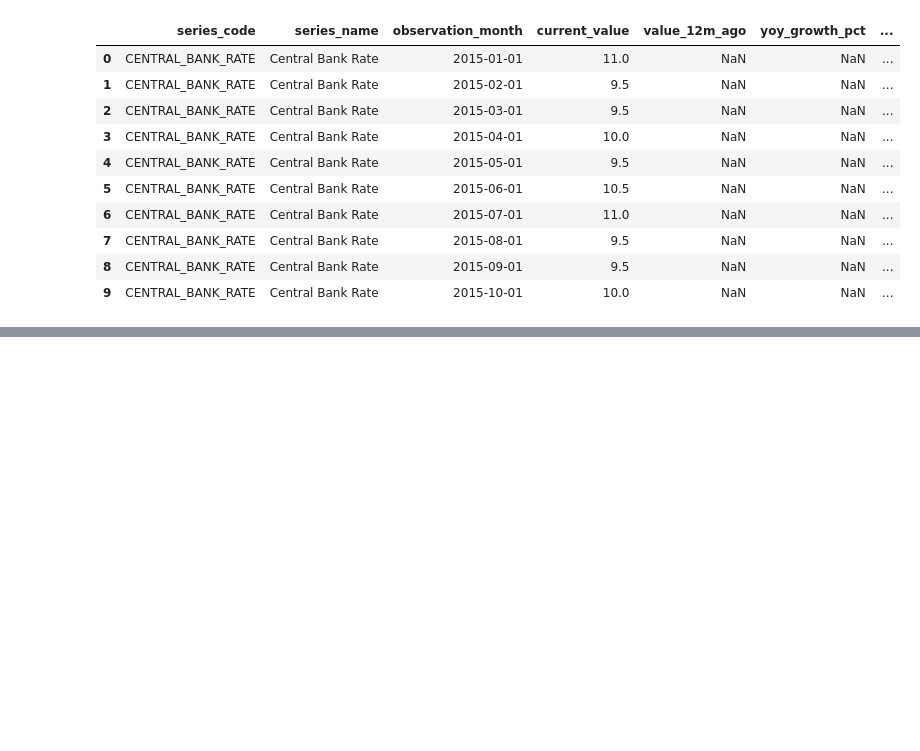
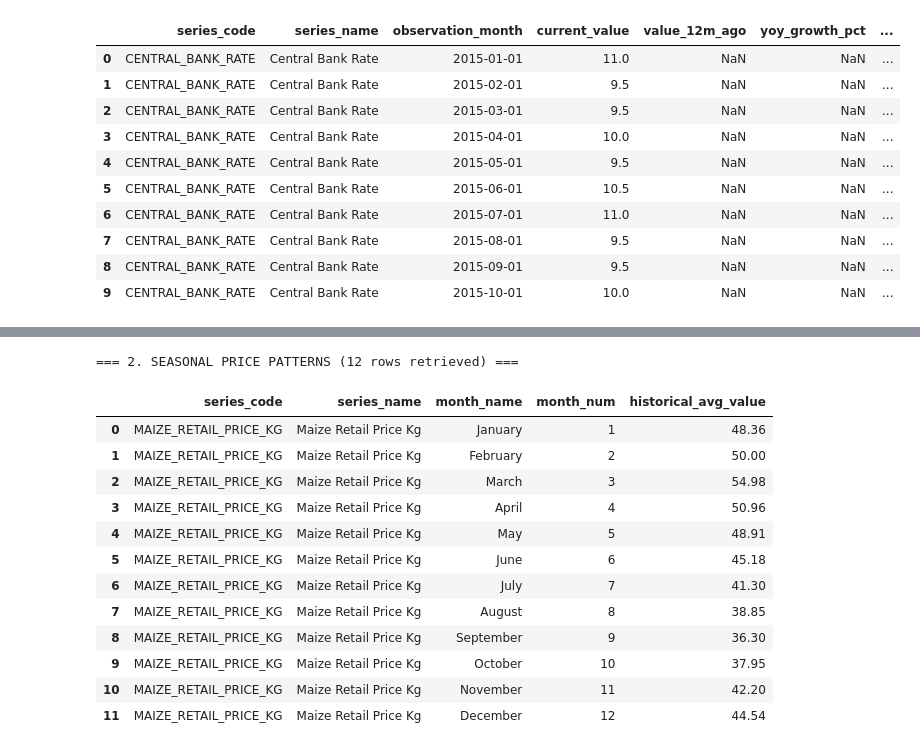
Before and after one commit to steph45acke-hue/KENYA_ECONOMIC_INTELLIGENCE_AND_FORECASTING_ENGINE, a Jupyter notebook: 03_database_engineering.ipynb, the cells around one changed output, grey strips where cells are left out. Cells and saved outputs as stored; diff of their text form; code cells hidden in the pictures; blank space fills up the shorter version.

Commit message:
Feat: Add Query 2 seasonality logic and output screenshot 317

```diff
--- a/03_database_engineering.ipynb
+++ b/03_database_engineering.ipynb
@@ -396,3 +396,42 @@ display(df_volatility.head(10))  # Displays the top 10 most volatile indicators
 | 1 | CPI_INDEX | Cpi Index | 209.00 | 150.00 | 268.00 | 34.26 | 16.39 |
 | 2 | CENTRAL_BANK_RATE | Central Bank Rate | 10.99 | 9.50 | 13.00 | 1.30 | 11.81 |
 | 3 | EXCHANGE_RATE_USD_KES | Exchange Rate Usd Kes | 115.28 | 100.15 | 131.92 | 9.22 | 8.00 |
+# %%
+from sqlalchemy import create_engine,text
+import pandas as pd
+
+DB_URI = "mysql+pymysql://root:stephen0111301468@localhost:3306/kenya_economic_db"
+engine = create_engine(DB_URI)
+
+q2_seasonality = text("""
+   SELECT
+       s.series_code,
+       s.series_name,
+       MONTHNAME(eo.observation_month) AS month_name,
+       MONTH(eo.observation_month) AS month_num,
+       ROUND(AVG(eo.value),2) AS historical_avg_value
+      FROM economic_observations eo
+    JOIN series s ON eo.series_id = s.series_id
+    WHERE s.series_code LIKE '%MAIZE%' OR s.series_name LIKE '%Maize%'
+    GROUP BY s.series_code, s.series_name, MONTHNAME(eo.observation_month), MONTH(eo.observation_month)
+    ORDER BY s.series_code, month_num ASC;
+""")
+
+df_seasonality = pd.read_sql(q2_seasonality, engine)
+print(f"\n=== 2. SEASONAL PRICE PATTERNS ({len(df_seasonality)} rows retrieved) ===")
+display(df_seasonality.head(12))
+# %% [output]
+=== 2. SEASONAL PRICE PATTERNS (12 rows retrieved) ===
+|  | series_code | series_name | month_name | month_num | historical_avg_value |
+| 0 | MAIZE_RETAIL_PRICE_KG | Maize Retail Price Kg | January | 1 | 48.36 |
+| 1 | MAIZE_RETAIL_PRICE_KG | Maize Retail Price Kg | February | 2 | 50.00 |
+| 2 | MAIZE_RETAIL_PRICE_KG | Maize Retail Price Kg | March | 3 | 54.98 |
+| 3 | MAIZE_RETAIL_PRICE_KG | Maize Retail Price Kg | April | 4 | 50.96 |
+| 4 | MAIZE_RETAIL_PRICE_KG | Maize Retail Price Kg | May | 5 | 48.91 |
+| 5 | MAIZE_RETAIL_PRICE_KG | Maize Retail Price Kg | June | 6 | 45.18 |
+| 6 | MAIZE_RETAIL_PRICE_KG | Maize Retail Price Kg | July | 7 | 41.30 |
+| 7 | MAIZE_RETAIL_PRICE_KG | Maize Retail Price Kg | August | 8 | 38.85 |
+| 8 | MAIZE_RETAIL_PRICE_KG | Maize Retail Price Kg | September | 9 | 36.30 |
+| 9 | MAIZE_RETAIL_PRICE_KG | Maize Retail Price Kg | October | 10 | 37.95 |
+| 10 | MAIZE_RETAIL_PRICE_KG | Maize Retail Price Kg | November | 11 | 42.20 |
+| 11 | MAIZE_RETAIL_PRICE_KG | Maize Retail Price Kg | December | 12 | 44.54 |
```
Also changed, not shown: 1 other file.
